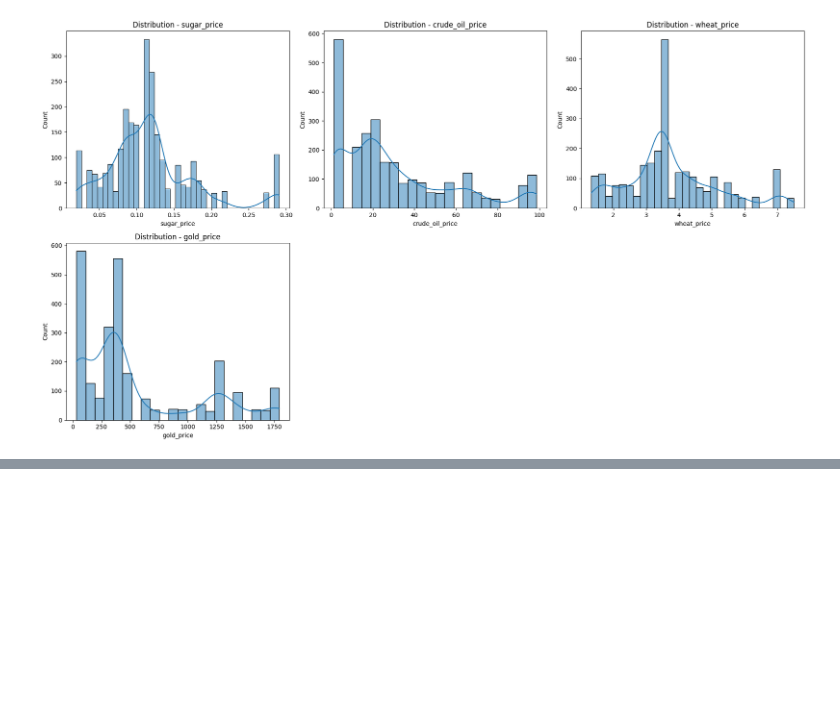
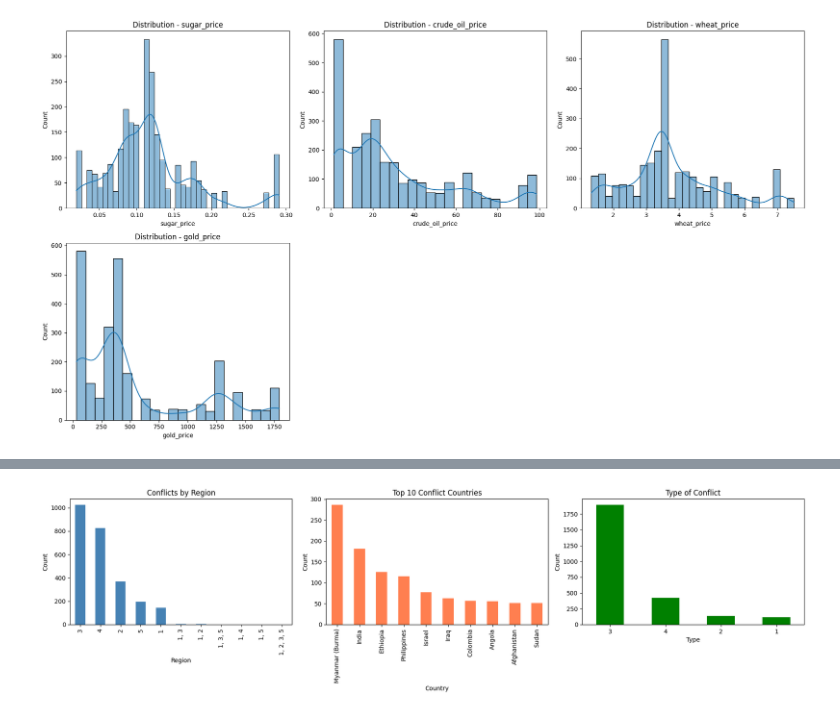
Before and after one commit to Ayan501/war-impact-prediction, a Jupyter notebook: notebook/EDA_and_visualization.ipynb, the cells around one changed output, grey strips where cells are left out. Drawn from its saved outputs; the diff is of its cells as text; code cells hidden in the pictures; blank space fills up the shorter version.

```diff
--- a/notebook/EDA_and_visualization.ipynb
+++ b/notebook/EDA_and_visualization.ipynb
@@ -190,0 +188,34 @@ plot_line(clean_data, 'year', [
+# %%
+fig, axes = plt.subplots(1, 3, figsize=(18, 5))
+
+# 1. Region wise conflicts
+clean_data['region'].value_counts().plot(
+    kind='bar', ax=axes[0], color='steelblue'
+)
+axes[0].set_title("Conflicts by Region")
+axes[0].set_xlabel("Region")
+axes[0].set_ylabel("Count")
+axes[0].tick_params(axis='x', rotation=90)
+
+# 2. Top 10 countries
+clean_data['location'].value_counts().head(10).plot(
+    kind='bar', ax=axes[1], color='coral'
+)
+axes[1].set_title("Top 10 Conflict Countries")
+axes[1].set_xlabel("Country")
+axes[1].set_ylabel("Count")
+axes[1].tick_params(axis='x', rotation=90)
+
+# 3. Conflict type
+clean_data['type_of_conflict'].value_counts().plot(
+    kind='bar', ax=axes[2], color='green'
+)
+axes[2].set_title("Type of Conflict")
+axes[2].set_xlabel("Type")
+axes[2].set_ylabel("Count")
+axes[2].tick_params(axis='x', rotation=0)
+
+plt.tight_layout()
+plt.show()
+# %% [output]
+[figure, added]
```
Also changed, not shown: parts of 13 cells of this notebook, 15 other files.
